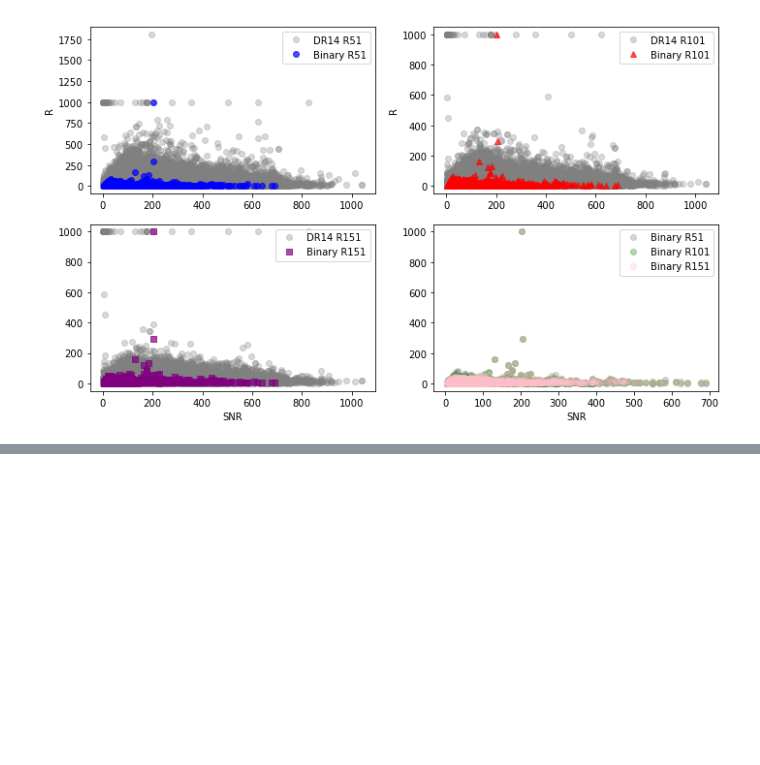
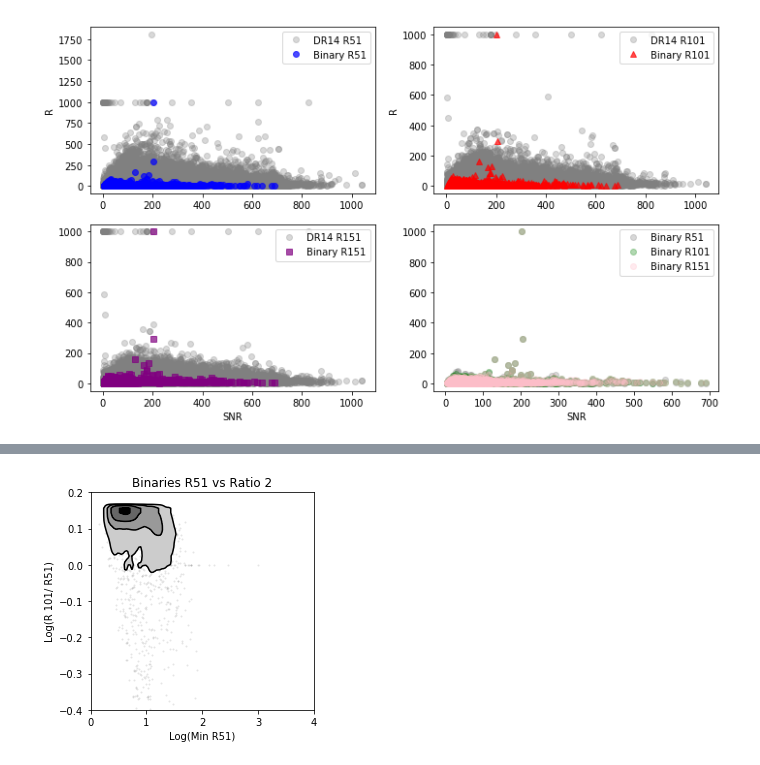
Before and after one commit to reynaa2/Binary-ID-2017, a Jupyter notebook: Read_In_DR14_for_idSB2.ipynb, the cells around one changed output, grey strips where cells are left out. Saved outputs shown, nothing was run; the diff lists cells and outputs as text; code cells hidden in the pictures; blank space fills up the shorter version.

```diff
--- a/Read_In_DR14_for_idSB2.ipynb
+++ b/Read_In_DR14_for_idSB2.ipynb
@@ -312,0 +321,14 @@ IndexError: list index out of range
+# %%
+R_51 = arrays(R51)
+R_101 = arrays(R101)
+R_151 = arrays(R151)
+Ratio1 = arrays(ratio1)
+Ratio2 = arrays(ratio2)
+x_range = arrays(xRanges)
+#Binary arrays
+binR51 = arrays(binR51)
+binR101 = arrays(binR101)
+binR151 = arrays(binR151)
+BinR1 = arrays(binratio1)
+BinR2 = arrays(binratio2)
+binxrange = arrays(binxRanges)
@@ -312,0 +372,13 @@ IndexError: list index out of range
+# %%
+# Make plot for #1 with Binaries
+plt.figure(figsize=(4,4))
+corner.hist2d(binR51,BinR2,bins=90,plot_contours=True,fill_contours=True,smooth=1.2,plot_datapoints=True)
+plt.xlabel('Log(Min R51)')
+plt.ylabel('Log(R 101/ R51)')
+plt.title('Binaries R51 vs Ratio 2')
+plt.xlim(0,4)
+plt.ylim(-0.4,0.2)
+plt.savefig('BinaryonlyR51vsRatio2.pdf',dpi=900)
+plt.show()
+# %% [output]
+[figure, added]
```
Also changed, not shown: parts of 19 cells of this notebook.
